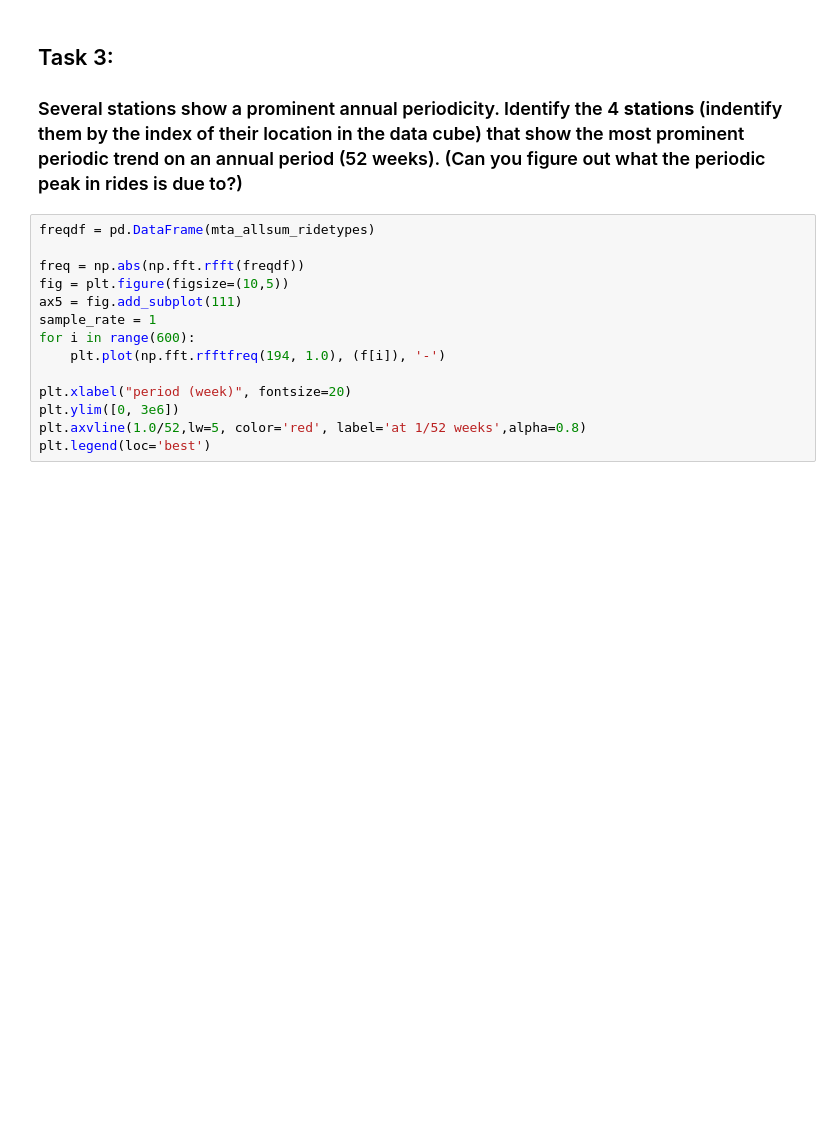
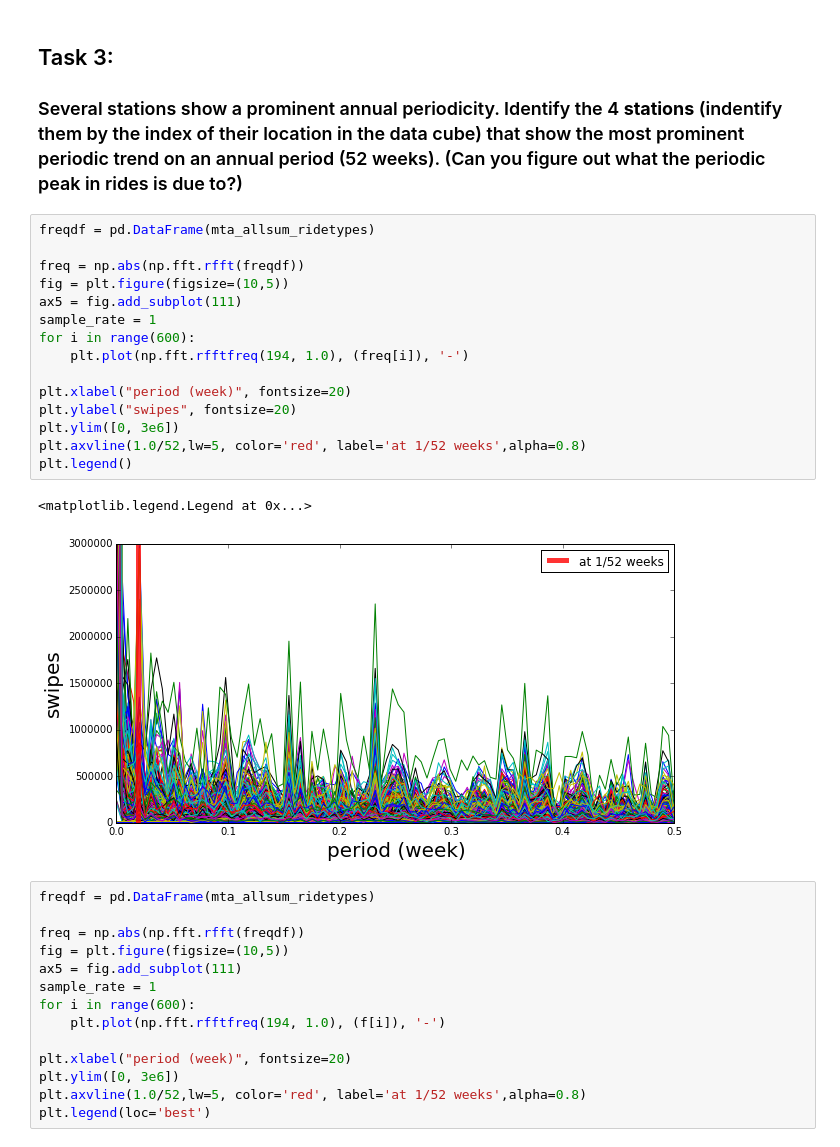
Before and after one commit to yunongcao/PUI2015_ycao, a Jupyter notebook: HW6/HW6.ipynb, the cells around one changed output. Cells and saved outputs as stored; diff of their text form; blank space fills up the shorter version.

```diff
--- a/HW6/HW6.ipynb
+++ b/HW6/HW6.ipynb
@@ -162,6 +162,24 @@ dtype: float64
 # %% [markdown]
 ## Task 3:
 ### Several stations show a prominent annual periodicity. Identify the 4 **stations** (indentify them by the index of their location in the data cube) that show the most prominent periodic trend on an annual period (52 weeks). (Can you figure out what the periodic peak in rides is due to?)
+# %%
+freqdf = pd.DataFrame(mta_allsum_ridetypes)
+
+freq = np.abs(np.fft.rfft(freqdf))
+fig = plt.figure(figsize=(10,5))
+ax5 = fig.add_subplot(111)
+sample_rate = 1
+for i in range(600):
+    plt.plot(np.fft.rfftfreq(194, 1.0), (freq[i]), '-')
+
+plt.xlabel("period (week)", fontsize=20)
+plt.ylabel("swipes", fontsize=20)
+plt.ylim([0, 3e6])
+plt.axvline(1.0/52,lw=5, color='red', label='at 1/52 weeks',alpha=0.8)
+plt.legend()
+# %% [output]
+<matplotlib.legend.Legend at 0x...>
+[figure, added]
 # %%
 freqdf = pd.DataFrame(mta_allsum_ridetypes)
 
```
Also changed, not shown: parts of 4 cells of this notebook.
